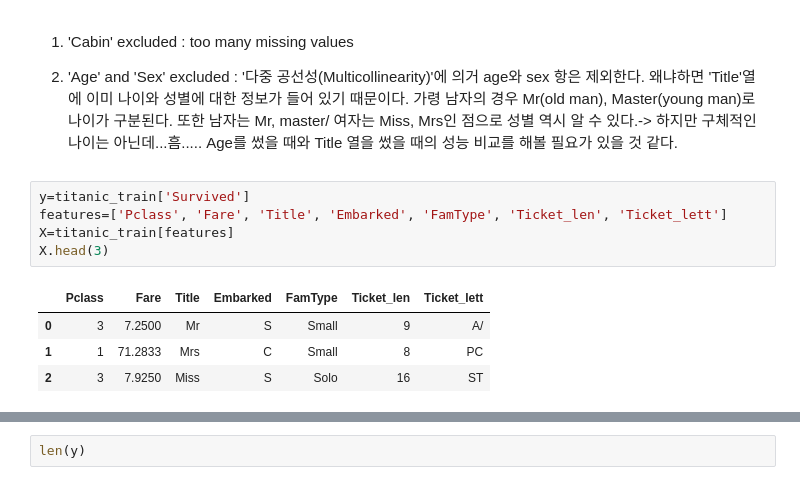
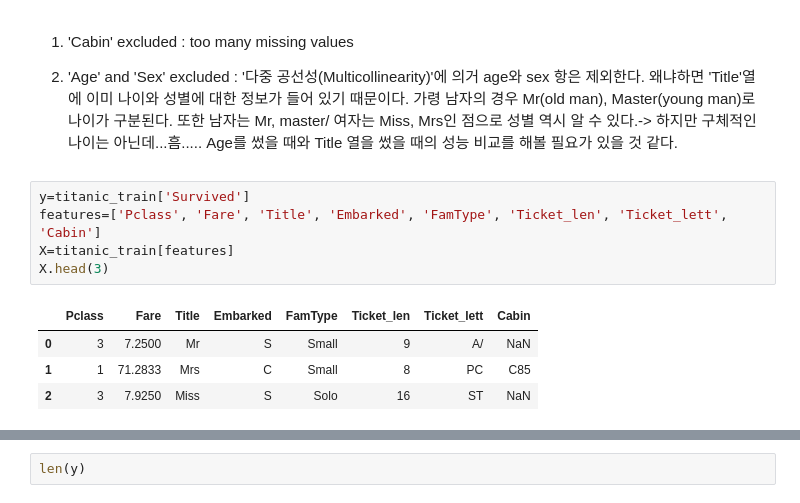
Before and after one commit to combiJihoon/KagglePractice, a Jupyter notebook: Titanic/Titanic.ipynb, the cells around one changed output, grey strips where cells are left out. Drawn from its saved outputs; the diff is of its cells as text.

```diff
--- a/Titanic/Titanic.ipynb
+++ b/Titanic/Titanic.ipynb
@@ -631,11 +753,11 @@ titanic_test['Ticket_len'] = titanic_test.Ticket.apply(lambda x: len(x))
 2) 'Age' and 'Sex' excluded : '다중 공선성(Multicollinearity)'에 의거 age와 sex 항은 제외한다. 왜냐하면 'Title'열에 이미 나이와 성별에 대한 정보가 들어 있기 때문이다. 가령 남자의 경우 Mr(old man), Master(young man)로 나이가 구분된다. 또한 남자는 Mr, master/ 여자는 Miss, Mrs인 점으로 성별 역시 알 수 있다.-> 하지만 구체적인 나이는 아닌데...흠..... Age를 썼을 때와 Title 열을 썼을 때의 성능 비교를 해볼 필요가 있을 것 같다.
 # %%
 y=titanic_train['Survived']
-features=['Pclass', 'Fare', 'Title', 'Embarked', 'FamType', 'Ticket_len', 'Ticket_lett']
+features=['Pclass', 'Fare', 'Title', 'Embarked', 'FamType', 'Ticket_len', 'Ticket_lett', 'Cabin']
 X=titanic_train[features]
 X.head(3)
 # %% [output]
-|  | Pclass | Fare | Title | Embarked | FamType | Ticket_len | Ticket_lett |
-| 0 | 3 | 7.2500 | Mr | S | Small | 9 | A/ |
-| 1 | 1 | 71.2833 | Mrs | C | Small | 8 | PC |
-| 2 | 3 | 7.9250 | Miss | S | Solo | 16 | ST |
+|  | Pclass | Fare | Title | Embarked | FamType | Ticket_len | Ticket_lett | Cabin |
+| 0 | 3 | 7.2500 | Mr | S | Small | 9 | A/ | NaN |
+| 1 | 1 | 71.2833 | Mrs | C | Small | 8 | PC | C85 |
+| 2 | 3 | 7.9250 | Miss | S | Solo | 16 | ST | NaN |
```
Also changed, not shown: parts of 36 cells of this notebook, 1 other file.
